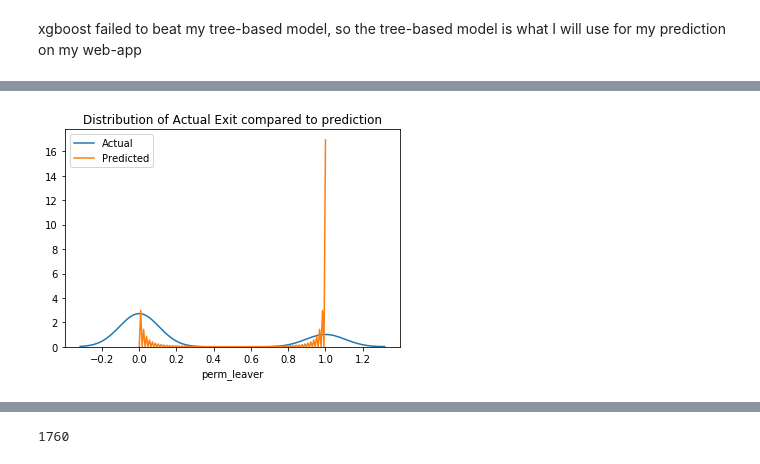
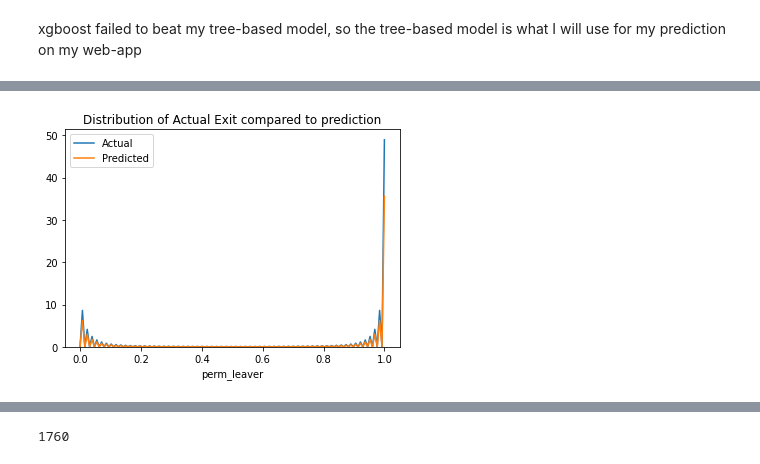
Before and after one commit to iesous-kurios/DS-Unit-2-Applied-Modeling, a Jupyter notebook: module4/BuildWeekProject.ipynb, the cells around one changed output, grey strips where cells are left out. Saved outputs shown, nothing was run; the diff lists cells and outputs as text; code cells hidden in the pictures.

```diff
--- a/module4/BuildWeekProject.ipynb
+++ b/module4/BuildWeekProject.ipynb
@@ -38,7 +38,7 @@ from sklearn.metrics import accuracy_score
 
 from sklearn.model_selection import GridSearchCV, RandomizedSearchCV
 # %%
-df = pd.read_excel('/content/ClientTrackExport (10).xlsx')
+df = pd.read_excel('/content/pipeline_pickle.xlsx')
 # %% [markdown]
 I chose "exit to permanent" housing as my target due to my belief that accurately predicting this feature would have the largest impact on actual people experiencing homelessness in my county.  Developing and fine tuning an accurate model with our data could also lead to major improvements in our county's efforts at addressing the homelessness problem among singles as well (as our shelter only serves families)
 # %%
@@ -182,6 +182,6 @@ test.shape
 # %%
 train = wrangle(train)
-val = wrangle(val)
+test = wrangle(test)
 # %%
 # Hand pick features only known at entry to avoid data leakage
 features = ['CaseMembers',
@@ -336,5 +336,10 @@ KeyError: ignored
 # %%
 history = pd.read_csv('/content/n_alltime.csv')
+from plotly.tools import mpl_to_plotly
+import seaborn as sns
+from sklearn.metrics import accuracy_score
+
+from sklearn.model_selection import GridSearchCV, RandomizedSearchCV
 
 
 
@@ -347,34 +352,32 @@ features = ['CaseMembers',
        '3.917_Living_Situation', 'length_homeless',
        '3.917_Times_Homeless_Last_3_Years', '3.917_Total_Months_Homeless_Last_3_Years',
        'V5_Last_Permanent_Address', 'V5_State', 'V5_Zip', 'Municipality_(City_or_County)',
        '4.1_Housing_Status', '4.4_Covered_by_Health_Insurance', '4.11_Domestic_Violence',
        '4.11_Domestic_Violence_-_Currently_Fleeing_DV?', 'Household_Type',
        'R4_Last_Grade_Completed', 'R5_School_Status',
        'R6_Employed_Status', 'R6_Why_Not_Employed', 'R6_Type_of_Employment',
        'R6_Looking_for_Work', 'entry_income',
        '4.3_Non-Cash_Benefit_Count', 'Barrier_Count_at_Entry',
        'Chronic_Homeless_Status', 'Under_25_Years_Old',
        '4.10_Alcohol_Abuse_(Substance_Abuse)', '4.07_Chronic_Health_Condition',
        '4.06_Developmental_Disability', '4.10_Drug_Abuse_(Substance_Abuse)',
        '4.08_HIV/AIDS', '4.09_Mental_Health_Problem',
        '4.05_Physical_Disability', 'perm_leaver'
           ]
 
 
 X = history[features]
 X = X.drop(columns='perm_leaver')
 
 
 
 y_pred = pipeline.predict(X)
 
 
 fig, ax = plt.subplots()
-sns.distplot(history['perm_leaver'], hist=False, kde=True, ax=ax, label='Actual')
+sns.distplot(test['perm_leaver'], hist=False, kde=True, ax=ax, label='Actual')
 sns.distplot(y_pred, hist=False, kde=True, ax=ax, label='Predicted')
 ax.set_title('Distribution of Actual Exit compared to prediction')
 ax.legend().set_visible(True)
-#plotly_fig = mpl_to_plotly(fig)
-#plotly_fig['layout']['showlegend'] = True
 # %% [output]
-[figure, old version]
+[figure, new version]
```
Also changed, not shown: parts of 20 cells of this notebook.
